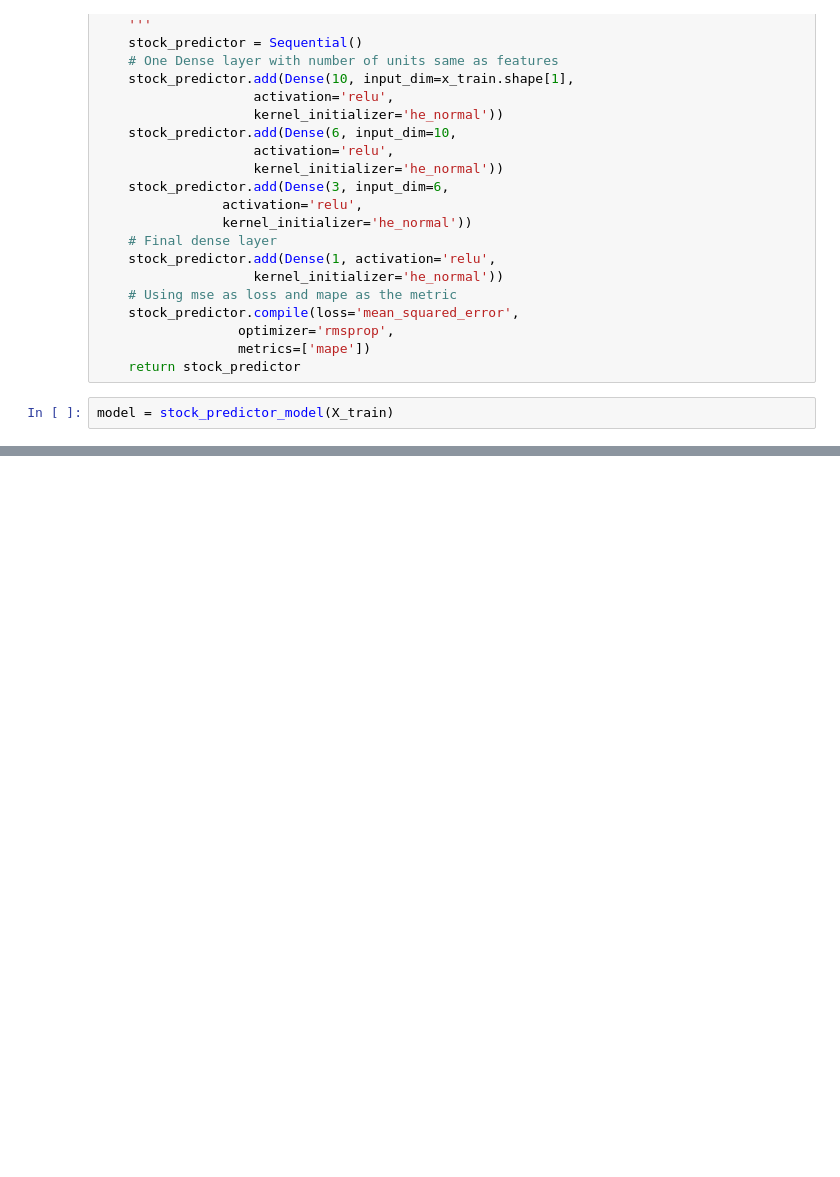
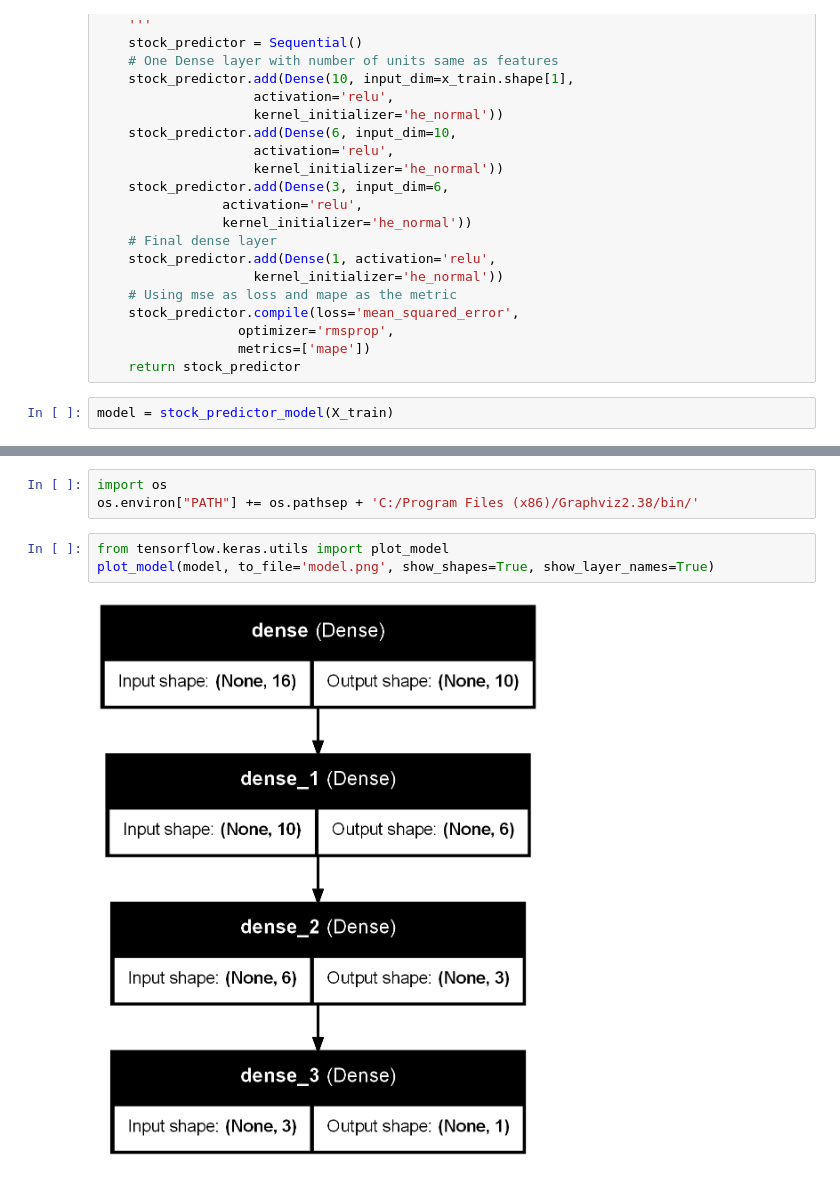
Before and after one commit to mukesh-chevula/Machine-Learning-in-Finance, a Jupyter notebook: Stock Price Prediction by Using Artificial Neural Networks/Stock Prediction Using ANN.ipynb, the cells around one changed output, grey strips where cells are left out. Drawn from its saved outputs; the diff is of its cells as text; blank space fills up the shorter version.

Commit message:
Visualize keras model by using Pydot

```diff
--- a/Stock Price Prediction by Using Artificial Neural Networks/Stock Prediction Using ANN.ipynb
+++ b/Stock Price Prediction by Using Artificial Neural Networks/Stock Prediction Using ANN.ipynb
@@ -96,0 +117,8 @@ model = stock_predictor_model(X_train)
+# %%
+import os
+os.environ["PATH"] += os.pathsep + 'C:/Program Files (x86)/Graphviz2.38/bin/'
+# %%
+from tensorflow.keras.utils import plot_model
+plot_model(model, to_file='model.png', show_shapes=True, show_layer_names=True)
+# %% [output]
+[figure, added]
```
Also changed, not shown: parts of 2 cells of this notebook, 1 other file.
